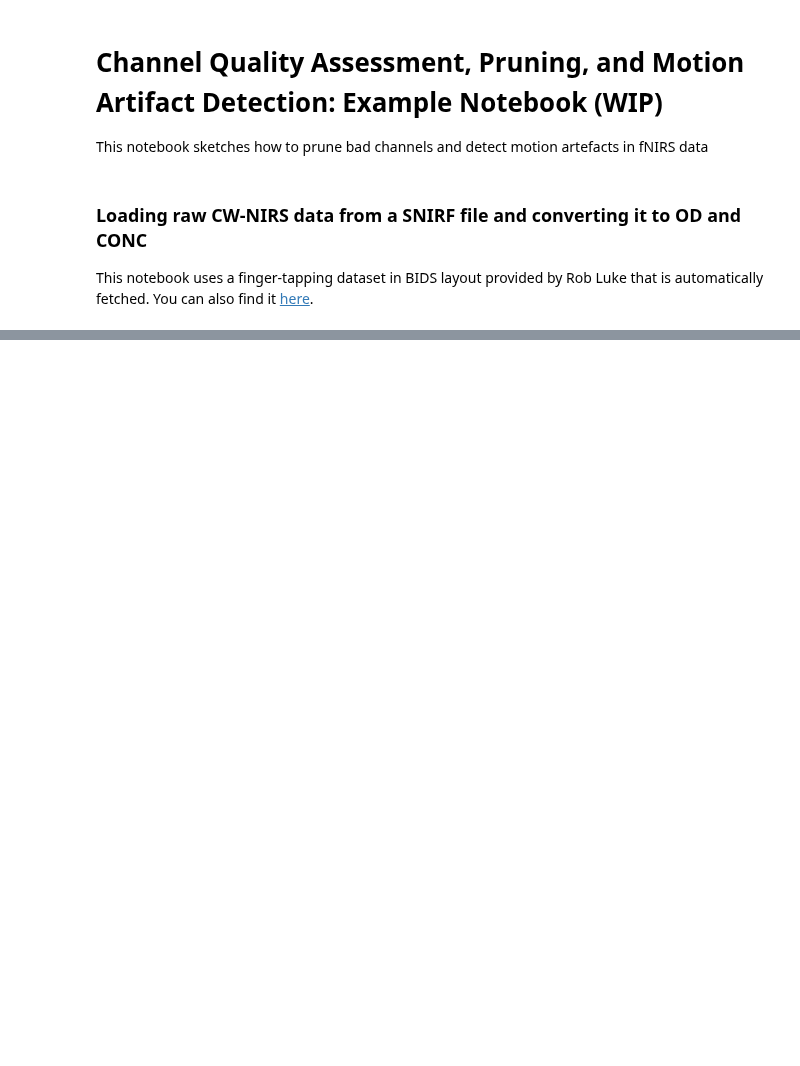
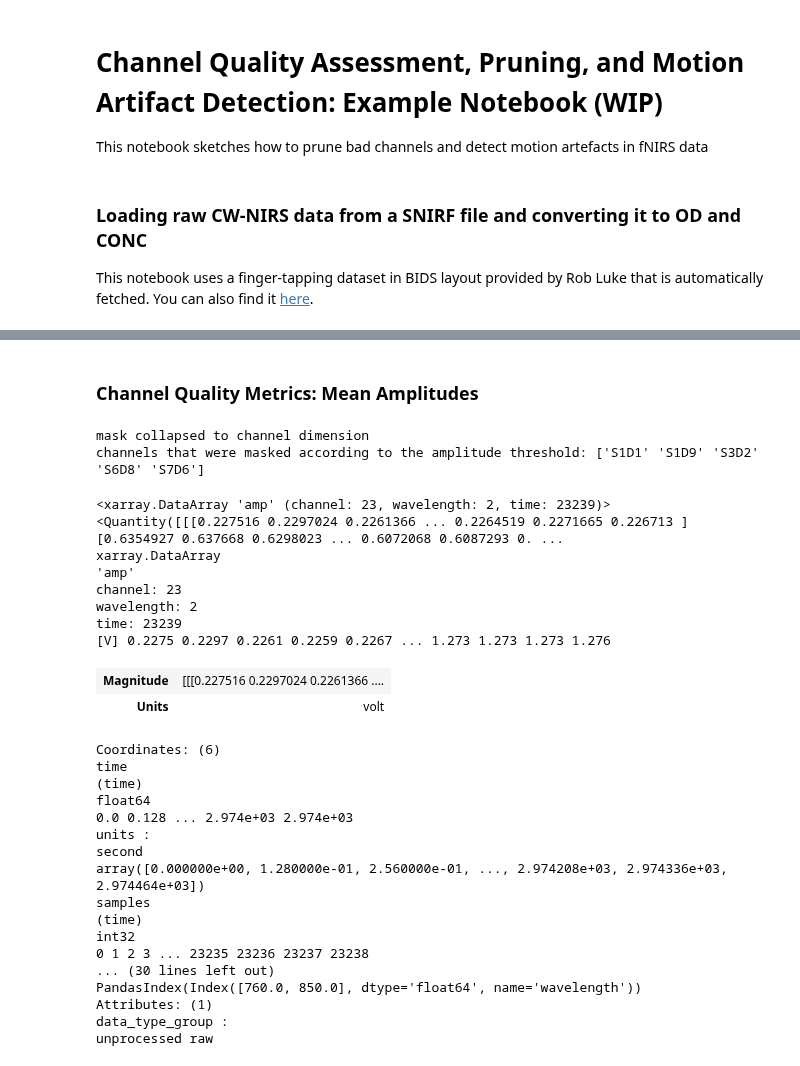
Before and after one commit to ibs-lab/cedalion, a Jupyter notebook: examples/pruning_and_motion_artifacts.ipynb, the cells around one changed output, grey strips where cells are left out. Saved outputs shown, nothing was run; the diff lists cells and outputs as text; code cells hidden in the pictures; blank space fills up the shorter version.

```diff
--- a/examples/pruning_and_motion_artifacts.ipynb
+++ b/examples/pruning_and_motion_artifacts.ipynb
@@ -111,0 +169,46 @@ The channels failing any or all thresholds are: ['S2D10', 'S7D7', 'S6D14', 'S7D1
+# %% [markdown]
+### Channel Quality Metrics: Mean Amplitudes
+# %%
+# Here we assess average channel amplitudes. We might want to exclude very small or large signals
+amp_threshs = [0.1, 3]*units.volt # define whether a channel's amplitude is within a certain range
+
+
+# Amplitude thresholding
+mean_amp, amp_mask = quality.mean_amp(data.amp, amp_threshs)
+
+# apply mask function. In this example, we want drop all channels that do not fall inside the amplitude thresholds.
+# We collapse to the "channel" dimension.
+data_masked_amp, masked_elements = xrutils.apply_mask(data.amp, amp_mask, "drop", "channel")
+
+# display the results
+print(f"channels that were masked according to the amplitude threshold: {masked_elements}")
+data_masked_amp
+# %% [output]
+mask collapsed to channel dimension
+channels that were masked according to the amplitude threshold: ['S1D1' 'S1D9' 'S3D2' 'S6D8' 'S7D6']
+<xarray.DataArray 'amp' (channel: 23, wavelength: 2, time: 23239)> <Quantity([[[0.227516 0.2297024 0.2261366 ... 0.2264519 0.2271665 0.226713 ] [0.6354927 0.637668 0.6298023 ... 0.6072068 0.6087293 0. ...
+xarray.DataArray
+'amp'
+channel: 23
+wavelength: 2
+time: 23239
+[V] 0.2275 0.2297 0.2261 0.2259 0.2267 ... 1.273 1.273 1.273 1.276
+| Magnitude | [[[0.227516 0.2297024 0.2261366 .... |
+| Units | volt |
+Coordinates: (6)
+time
+(time)
+float64
+0.0 0.128 ... 2.974e+03 2.974e+03
+units :
+second
+array([0.000000e+00, 1.280000e-01, 2.560000e-01, ..., 2.974208e+03, 2.974336e+03, 2.974464e+03])
+samples
+(time)
+int32
+0 1 2 3 ... 23235 23236 23237 23238
+... (30 lines left out)
+PandasIndex(Index([760.0, 850.0], dtype='float64', name='wavelength'))
+Attributes: (1)
+data_type_group :
+unprocessed raw
```
Also changed, not shown: parts of 14 cells of this notebook, 3 other files.
